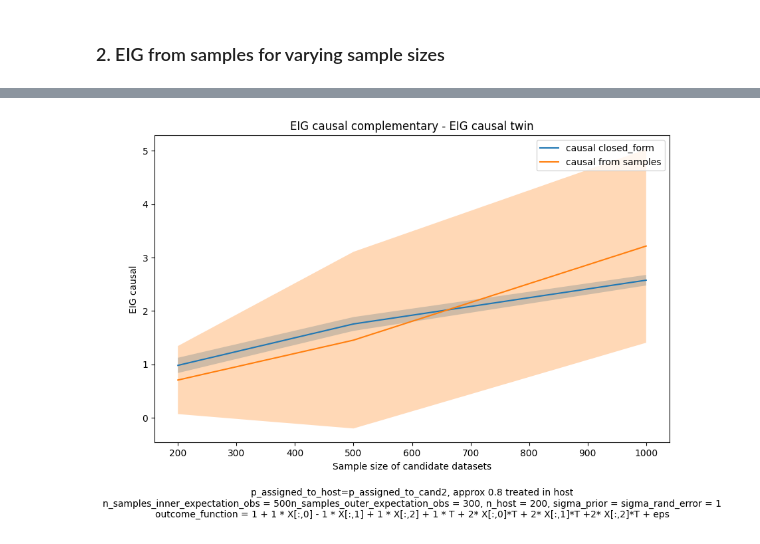
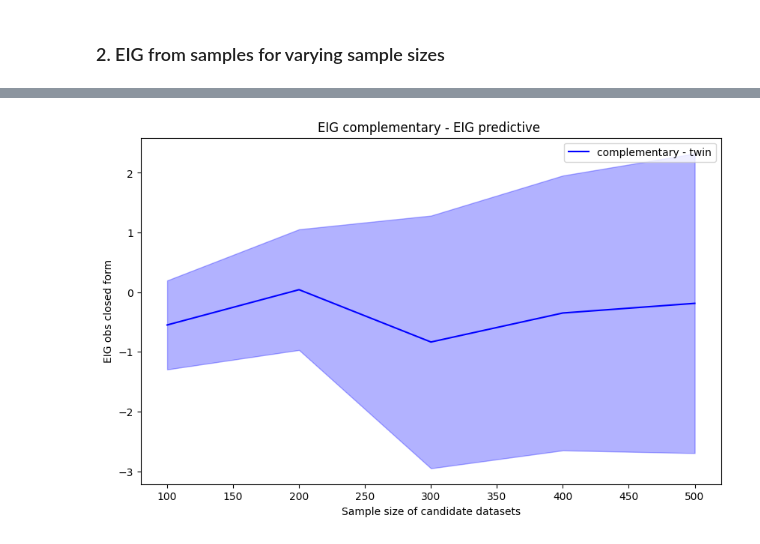
Before and after one commit to LucileTerminassian/causal_prospective_merge, a Jupyter notebook: notebooks/linear_synthetic.ipynb, the cells around one changed output, grey strips where cells are left out. Drawn from its saved outputs; the diff is of its cells as text; code cells hidden in the pictures.

Commit message:
new set up - first pos result

```diff
--- a/notebooks/linear_synthetic.ipynb
+++ b/notebooks/linear_synthetic.ipynb
@@ -110,7 +110,7 @@ plt.show()
 # %% [output]
 [figure]
 # %%
-n_both_candidates_list = [200, 500, 1000]
+n_both_candidates_list = [100, 200, 300, 400, 500]
 proportion = 1  # n_cand2 = prorportion * n_both_candidates_list
 std_true_y = 1
 
@@ -190,10 +186,8 @@ For a sample size of 1000
 EIG_obs_closed_form_across_seeds, EIG_caus_closed_form_across_seeds = [], []
 
 for i in range(n_seeds):
-    np.random.seed(i)
-    length_specific_seeds = np.random.randint(0, 1000 + 1, size=len(data_parameters["n_both_candidates_list"]))
     nonexact_data = generate_data_varying_sample_size(
-        data_parameters, include_intercept=bool(include_intercept), length_specific_seeds=length_specific_seeds
+        data_parameters, include_intercept=bool(include_intercept)
     )
     EIGs = linear_eig_closed_form_varying_sample_size(  # CHECK what this does
         nonexact_data,
@@ -254,10 +228,10 @@ plot_array(
 # %% [markdown]
 ### 2. EIG from samples for varying sample sizes
 # %%
-n_samples_outer_expectation_obs = 300
-n_samples_inner_expectation_obs = 500
-n_samples_outer_expectation_caus = 300
-n_samples_inner_expectation_caus = 500
+n_samples_outer_expectation_obs = 100
+n_samples_inner_expectation_obs = 200
+n_samples_outer_expectation_caus = 100
+n_samples_inner_expectation_caus = 200
 
 sampling_parameters = {
     "n_samples_inner_expectation_obs": n_samples_inner_expectation_obs,
@@ -331,0 +310,7 @@ text_l4 = (
+# %%
+def turn_into_diff(arr):
+    n, d = np.shape(arr)[0], np.shape(arr)[1]
+    result = np.zeros((n//2, d))
+    for i in range (n//2):
+        result[i,:]=arr[2*i,:]-arr[(2*i) +1,:]
+    return result
@@ -332,12 +323,11 @@ text_l4 = (
 # %%
 plot_array(
-    n_both_candidates_list,
-    arr_list=[EIG_caus_closed_form_across_seeds, EIG_caus_samples_across_seeds],
-    label_names = ["causal closed_form", "causal from samples"],
-    axis_names=["Sample size of candidate datasets", "EIG causal"],
+    x = n_both_candidates_list,
+    arr = diff_EIG_obs_samples_across_seeds,
+    axis_names=["Sample size of candidate datasets", "EIG obs closed form"],
     dict_additional_plots=None,
-    text=text_l1 + "\n" + text_l2 + "\n" + text_l3,
-    title="EIG causal complementary - EIG causal twin",
+    text=None,
+    title="EIG complementary - EIG predictive "
 )
 # %% [output]
-[figure, old version]
+[figure, new version]
```
Also changed, not shown: parts of 12 cells of this notebook, 3 other files.
